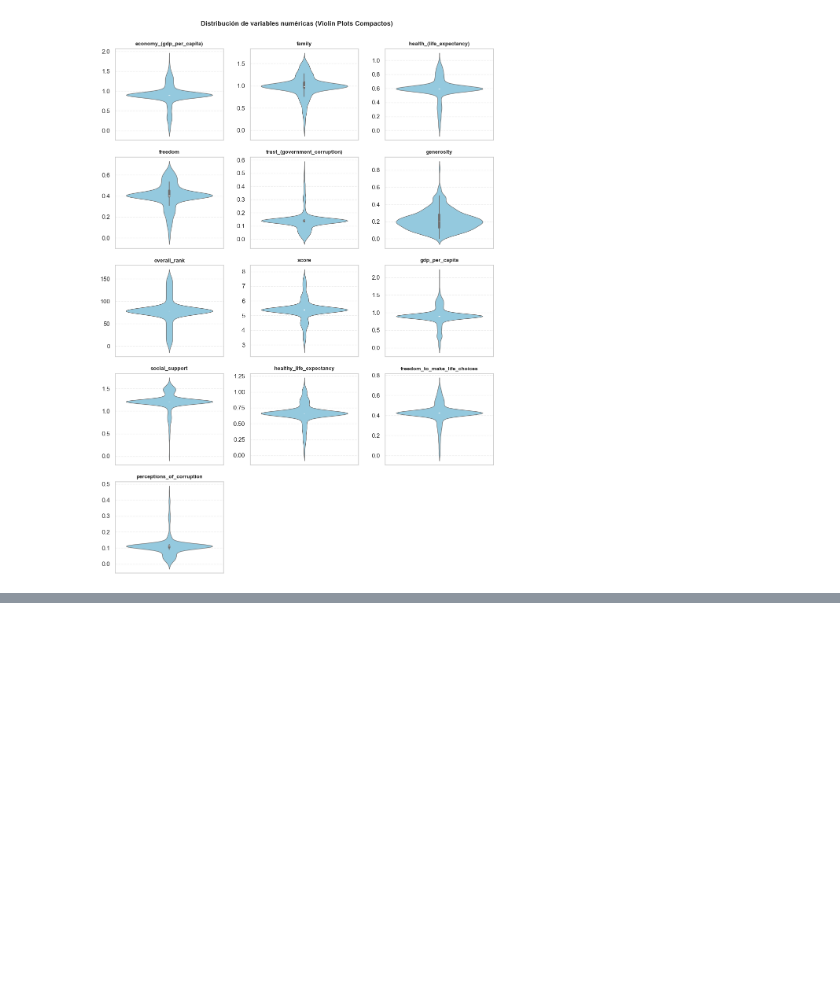
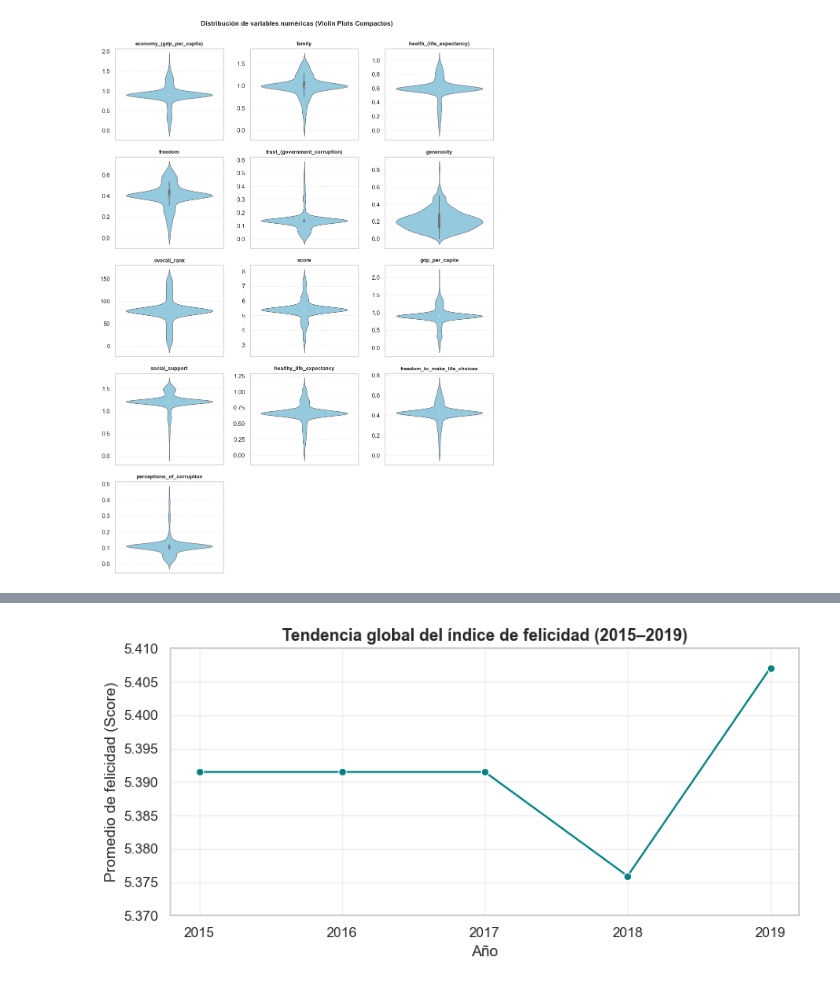
Before and after one commit to Crisfunky01/world-happiness-eda, a Jupyter notebook: notebooks/01_data_cleaning_and_eda.ipynb, the cells around one changed output, grey strips where cells are left out. Saved outputs shown, nothing was run; the diff lists cells and outputs as text; code cells hidden in the pictures; blank space fills up the shorter version.

```diff
--- a/notebooks/01_data_cleaning_and_eda.ipynb
+++ b/notebooks/01_data_cleaning_and_eda.ipynb
@@ -256,0 +363,12 @@ plt.show()
+# %%
+plt.figure(figsize=(8,4))
+sns.lineplot(data=df_year, x='year', y='score', marker='o', color='teal')
+plt.title("Tendencia global del índice de felicidad (2015–2019)", fontsize=13, weight='bold')
+plt.xlabel("Año")
+plt.ylabel("Promedio de felicidad (Score)")
+plt.ylim(5.37, 5.41)  # Escala ajustada
+plt.grid(alpha=0.3)
+plt.tight_layout()
+plt.show()
+# %% [output]
+[figure, added]
```
Also changed, not shown: parts of 7 cells of this notebook.
